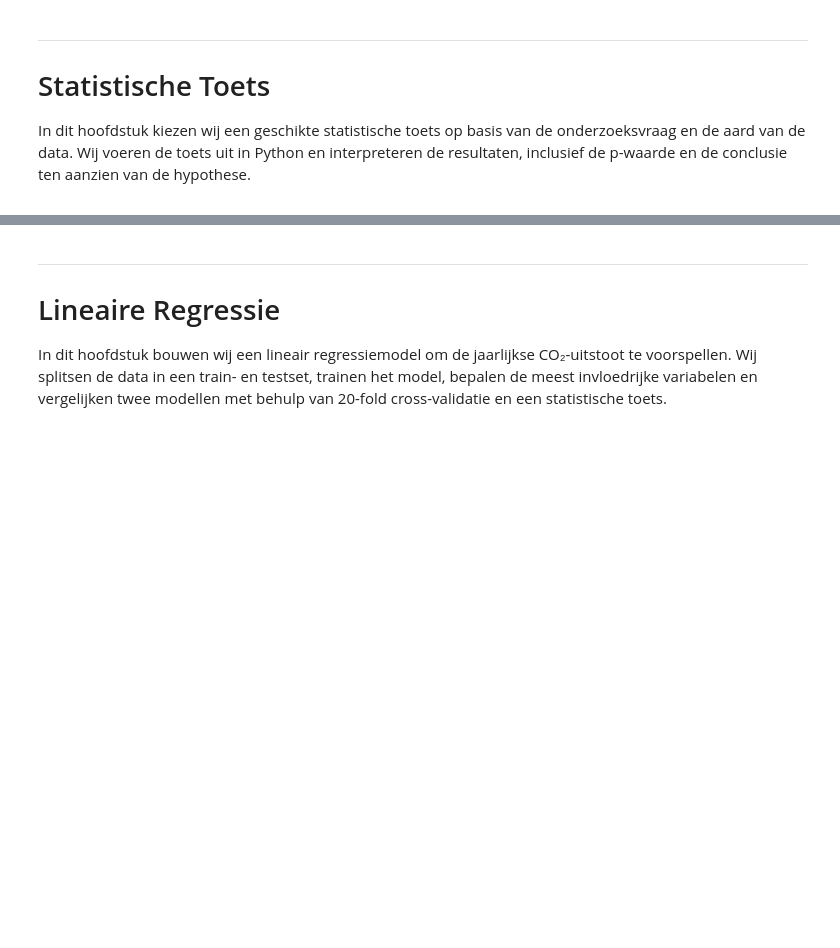
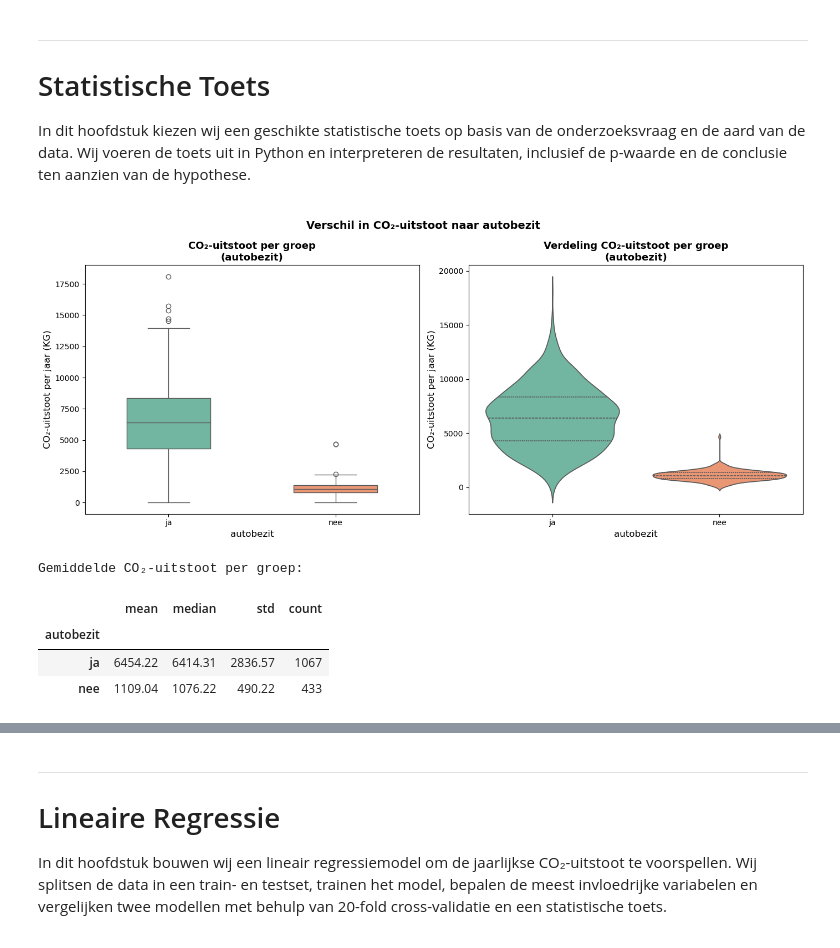
Before and after one commit to EchoinSilences/WiskundePortfolioHHS, a Jupyter notebook: Onderzoek.ipynb, the cells around one changed output, grey strips where cells are left out. Drawn from its saved outputs; the diff is of its cells as text; code cells hidden in the pictures; blank space fills up the shorter version.

```diff
--- a/Onderzoek.ipynb
+++ b/Onderzoek.ipynb
@@ -317,5 +431,40 @@ In dit hoofdstuk kiezen wij een geschikte statistische toets op basis van de ond
 </div>
 # %%
 # Python: Maak de geschikte plotjes om het verschil tussen de groepen te visualiseren.
+# Groepsvariabele: fietsbezit | Afhankelijke variabele: co2_uitstoot_per_jaar_KG
+
+groep_var = 'autobezit'
+groepen   = df[groep_var].unique()
+
+fig, axes = plt.subplots(1, 2, figsize=(14, 6))
+
+# ── Boxplot ───────────────────────────────────────────────────────────────────
+sns.boxplot(data=df, x=groep_var, y=target, hue=groep_var, legend=False,
+            ax=axes[0], palette='Set2', width=0.5)
+axes[0].set_title(f'CO₂-uitstoot per groep\n({groep_var})', fontsize=13, fontweight='bold')
+axes[0].set_xlabel(groep_var, fontsize=12)
+axes[0].set_ylabel('CO₂-uitstoot per jaar (KG)', fontsize=12)
+
+# ── Violin plot ───────────────────────────────────────────────────────────────
+sns.violinplot(data=df, x=groep_var, y=target, hue=groep_var, legend=False,
+               ax=axes[1], palette='Set2', inner='quartile')
+axes[1].set_title(f'Verdeling CO₂-uitstoot per groep\n({groep_var})', fontsize=13, fontweight='bold')
+axes[1].set_xlabel(groep_var, fontsize=12)
+axes[1].set_ylabel('CO₂-uitstoot per jaar (KG)', fontsize=12)
+
+plt.suptitle(f'Verschil in CO₂-uitstoot naar {groep_var}', fontsize=14, fontweight='bold')
+plt.tight_layout()
+plt.show()
+
+# Gemiddelde per groep
+print("Gemiddelde CO₂-uitstoot per groep:")
+display(df.groupby(groep_var)[target].agg(['mean', 'median', 'std', 'count']).round(2))
+# %% [output]
+[figure, added]
+Gemiddelde CO₂-uitstoot per groep:
+|  | mean | median | std | count |
+| autobezit |  |  |  |  |
+| ja | 6454.22 | 6414.31 | 2836.57 | 1067 |
+| nee | 1109.04 | 1076.22 | 490.22 | 433 |
 # %%
 # Python: Voer de statistische toets uit.
```
Also changed, not shown: parts of 6 cells of this notebook, 1 other file.
